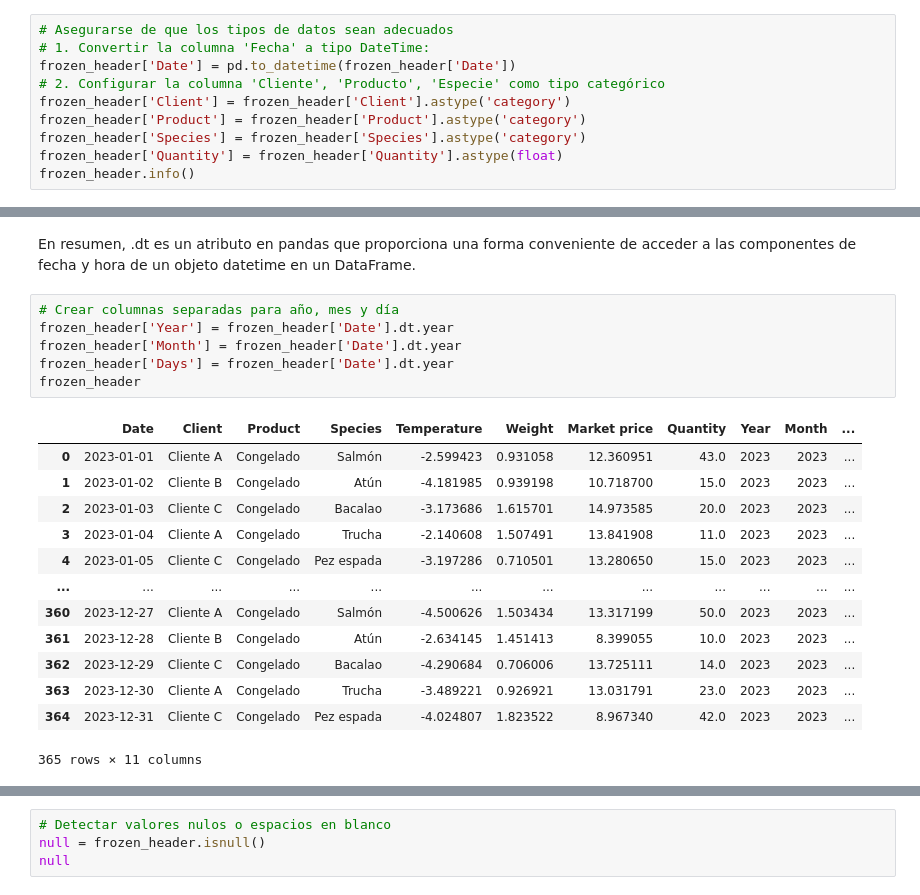
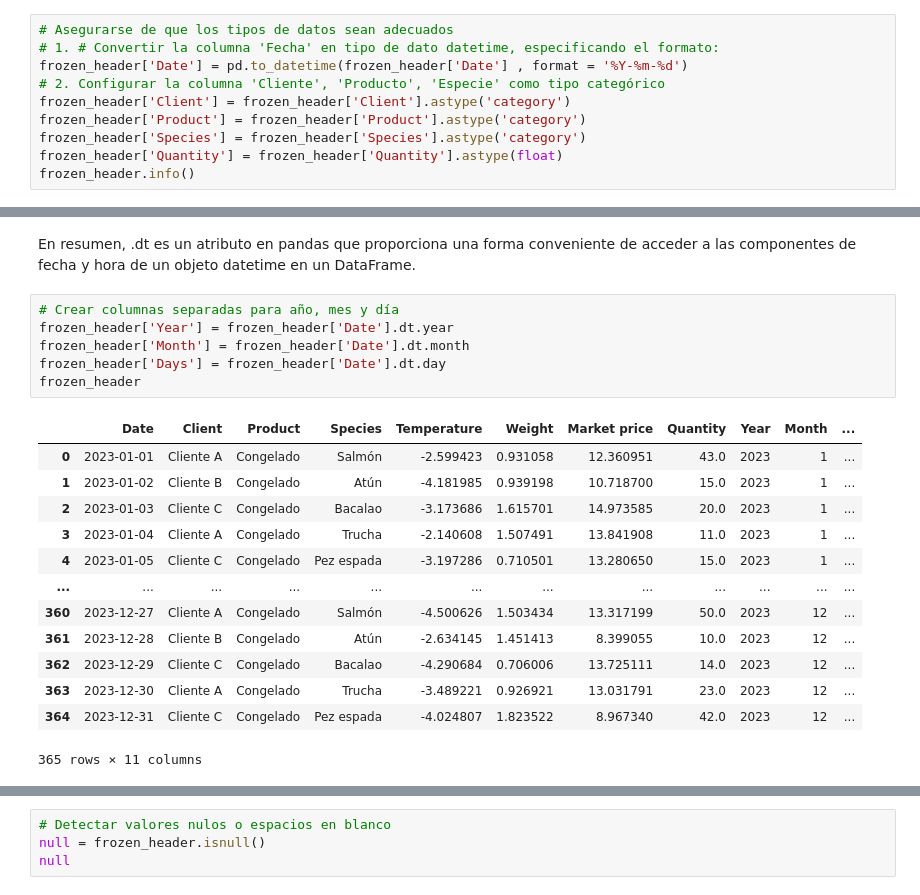
Before and after one commit to Fanton-cpu/demo4_ipynb, a Jupyter notebook: Frozen products.ipynb, the cells around one changed output, grey strips where cells are left out. Saved outputs shown, nothing was run; the diff lists cells and outputs as text.

```diff
--- a/Frozen products.ipynb
+++ b/Frozen products.ipynb
@@ -70,8 +70,8 @@ bool: El tipo de datos bool representa valores booleanos, es decir, valores que
 category: El tipo de datos category se utiliza para columnas que contienen un número limitado de valores únicos o categorías. Este tipo de datos es útil cuando se trabaja con columnas categóricas y puede ayudar a reducir el uso de memoria.
 # %%
 # Asegurarse de que los tipos de datos sean adecuados
-# 1. Convertir la columna 'Fecha' a tipo DateTime:
-frozen_header['Date'] = pd.to_datetime(frozen_header['Date'])
+# 1. # Convertir la columna 'Fecha' en tipo de dato datetime, especificando el formato:
+frozen_header['Date'] = pd.to_datetime(frozen_header['Date'] , format = '%Y-%m-%d')
 # 2. Configurar la columna 'Cliente', 'Producto', 'Especie' como tipo categórico
 frozen_header['Client'] = frozen_header['Client'].astype('category')
 frozen_header['Product'] = frozen_header['Product'].astype('category')
@@ -101,20 +101,20 @@ En resumen, .dt es un atributo en pandas que proporciona una forma conveniente d
 # %%
 # Crear columnas separadas para año, mes y día
 frozen_header['Year'] = frozen_header['Date'].dt.year
-frozen_header['Month'] = frozen_header['Date'].dt.year
-frozen_header['Days'] = frozen_header['Date'].dt.year
+frozen_header['Month'] = frozen_header['Date'].dt.month
+frozen_header['Days'] = frozen_header['Date'].dt.day
 frozen_header
 # %% [output]
 |  | Date | Client | Product | Species | Temperature | Weight | Market price | Quantity | Year | Month | ... |
-| 0 | 2023-01-01 | Cliente A | Congelado | Salmón | -2.599423 | 0.931058 | 12.360951 | 43.0 | 2023 | 2023 | ... |
-| 1 | 2023-01-02 | Cliente B | Congelado | Atún | -4.181985 | 0.939198 | 10.718700 | 15.0 | 2023 | 2023 | ... |
-| 2 | 2023-01-03 | Cliente C | Congelado | Bacalao | -3.173686 | 1.615701 | 14.973585 | 20.0 | 2023 | 2023 | ... |
-| 3 | 2023-01-04 | Cliente A | Congelado | Trucha | -2.140608 | 1.507491 | 13.841908 | 11.0 | 2023 | 2023 | ... |
-| 4 | 2023-01-05 | Cliente C | Congelado | Pez espada | -3.197286 | 0.710501 | 13.280650 | 15.0 | 2023 | 2023 | ... |
+| 0 | 2023-01-01 | Cliente A | Congelado | Salmón | -2.599423 | 0.931058 | 12.360951 | 43.0 | 2023 | 1 | ... |
+| 1 | 2023-01-02 | Cliente B | Congelado | Atún | -4.181985 | 0.939198 | 10.718700 | 15.0 | 2023 | 1 | ... |
+| 2 | 2023-01-03 | Cliente C | Congelado | Bacalao | -3.173686 | 1.615701 | 14.973585 | 20.0 | 2023 | 1 | ... |
+| 3 | 2023-01-04 | Cliente A | Congelado | Trucha | -2.140608 | 1.507491 | 13.841908 | 11.0 | 2023 | 1 | ... |
+| 4 | 2023-01-05 | Cliente C | Congelado | Pez espada | -3.197286 | 0.710501 | 13.280650 | 15.0 | 2023 | 1 | ... |
 | ... | ... | ... | ... | ... | ... | ... | ... | ... | ... | ... | ... |
-| 360 | 2023-12-27 | Cliente A | Congelado | Salmón | -4.500626 | 1.503434 | 13.317199 | 50.0 | 2023 | 2023 | ... |
-| 361 | 2023-12-28 | Cliente B | Congelado | Atún | -2.634145 | 1.451413 | 8.399055 | 10.0 | 2023 | 2023 | ... |
-| 362 | 2023-12-29 | Cliente C | Congelado | Bacalao | -4.290684 | 0.706006 | 13.725111 | 14.0 | 2023 | 2023 | ... |
-| 363 | 2023-12-30 | Cliente A | Congelado | Trucha | -3.489221 | 0.926921 | 13.031791 | 23.0 | 2023 | 2023 | ... |
-| 364 | 2023-12-31 | Cliente C | Congelado | Pez espada | -4.024807 | 1.823522 | 8.967340 | 42.0 | 2023 | 2023 | ... |
+| 360 | 2023-12-27 | Cliente A | Congelado | Salmón | -4.500626 | 1.503434 | 13.317199 | 50.0 | 2023 | 12 | ... |
+| 361 | 2023-12-28 | Cliente B | Congelado | Atún | -2.634145 | 1.451413 | 8.399055 | 10.0 | 2023 | 12 | ... |
+| 362 | 2023-12-29 | Cliente C | Congelado | Bacalao | -4.290684 | 0.706006 | 13.725111 | 14.0 | 2023 | 12 | ... |
+| 363 | 2023-12-30 | Cliente A | Congelado | Trucha | -3.489221 | 0.926921 | 13.031791 | 23.0 | 2023 | 12 | ... |
+| 364 | 2023-12-31 | Cliente C | Congelado | Pez espada | -4.024807 | 1.823522 | 8.967340 | 42.0 | 2023 | 12 | ... |
 365 rows × 11 columns
```
Also changed, not shown: parts of 5 cells of this notebook.
